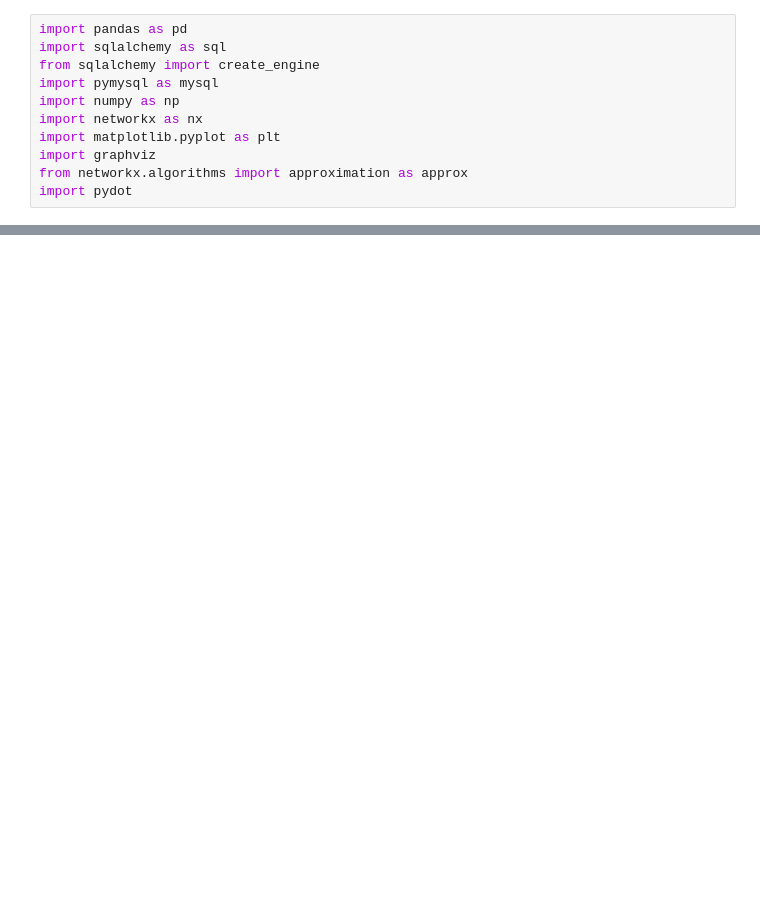
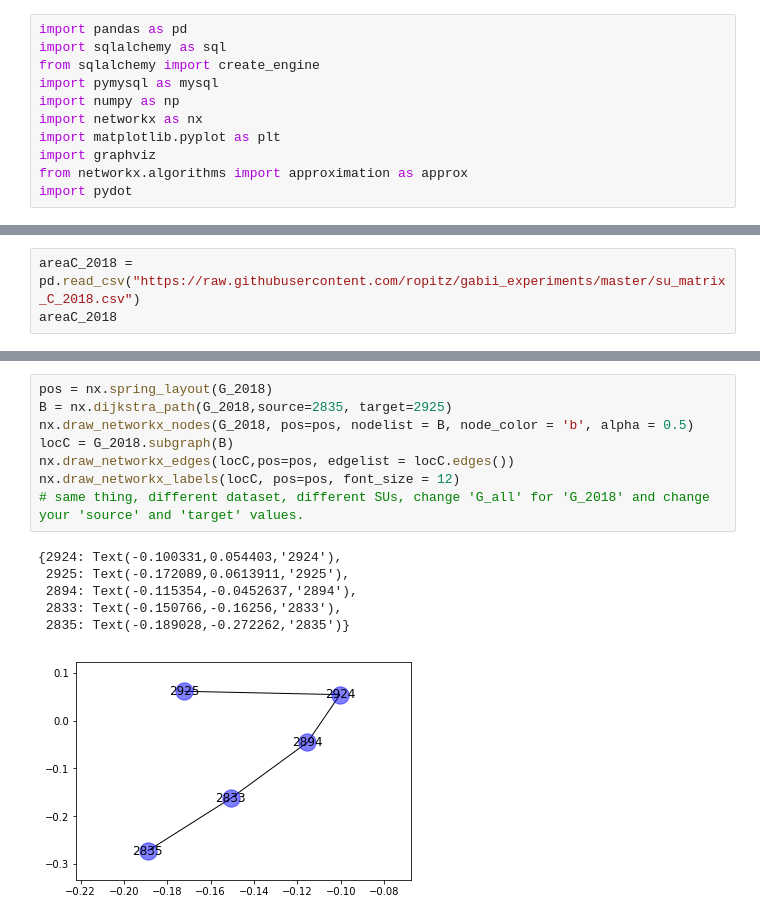
Before and after one commit to ropitz/gabii_experiments, a Jupyter notebook: gabii_matrix_web.ipynb, the cells around one changed output, grey strips where cells are left out. Drawn from its saved outputs; the diff is of its cells as text; blank space fills up the shorter version.

```diff
--- a/gabii_matrix_web.ipynb
+++ b/gabii_matrix_web.ipynb
@@ -36,0 +34,3 @@ G=nx.from_pandas_edgelist(areaCdf,'FROM_ID', 'TO_ID','TYPE')
+# %%
+areaC_2018 = pd.read_csv("https://raw.githubusercontent.com/ropitz/gabii_experiments/master/su_matrix_C_2018.csv")
+areaC_2018
@@ -101 +153,16 @@ A
+# %%
+pos = nx.spring_layout(G_2018)
+B = nx.dijkstra_path(G_2018,source=2835, target=2925)
+nx.draw_networkx_nodes(G_2018, pos=pos, nodelist = B, node_color = 'b', alpha = 0.5)
+locC = G_2018.subgraph(B)
+nx.draw_networkx_edges(locC,pos=pos, edgelist = locC.edges())
+nx.draw_networkx_labels(locC, pos=pos, font_size = 12)
+# same thing, different dataset, different SUs, change 'G_all' for 'G_2018' and change your 'source' and 'target' values.
+# %% [output]
+{2924: Text(-0.100331,0.054403,'2924'),
+ 2925: Text(-0.172089,0.0613911,'2925'),
+ 2894: Text(-0.115354,-0.0452637,'2894'),
+ 2833: Text(-0.150766,-0.16256,'2833'),
+ 2835: Text(-0.189028,-0.272262,'2835')}
+[figure, added]
 # %%
```
Also changed, not shown: parts of 25 cells of this notebook.
